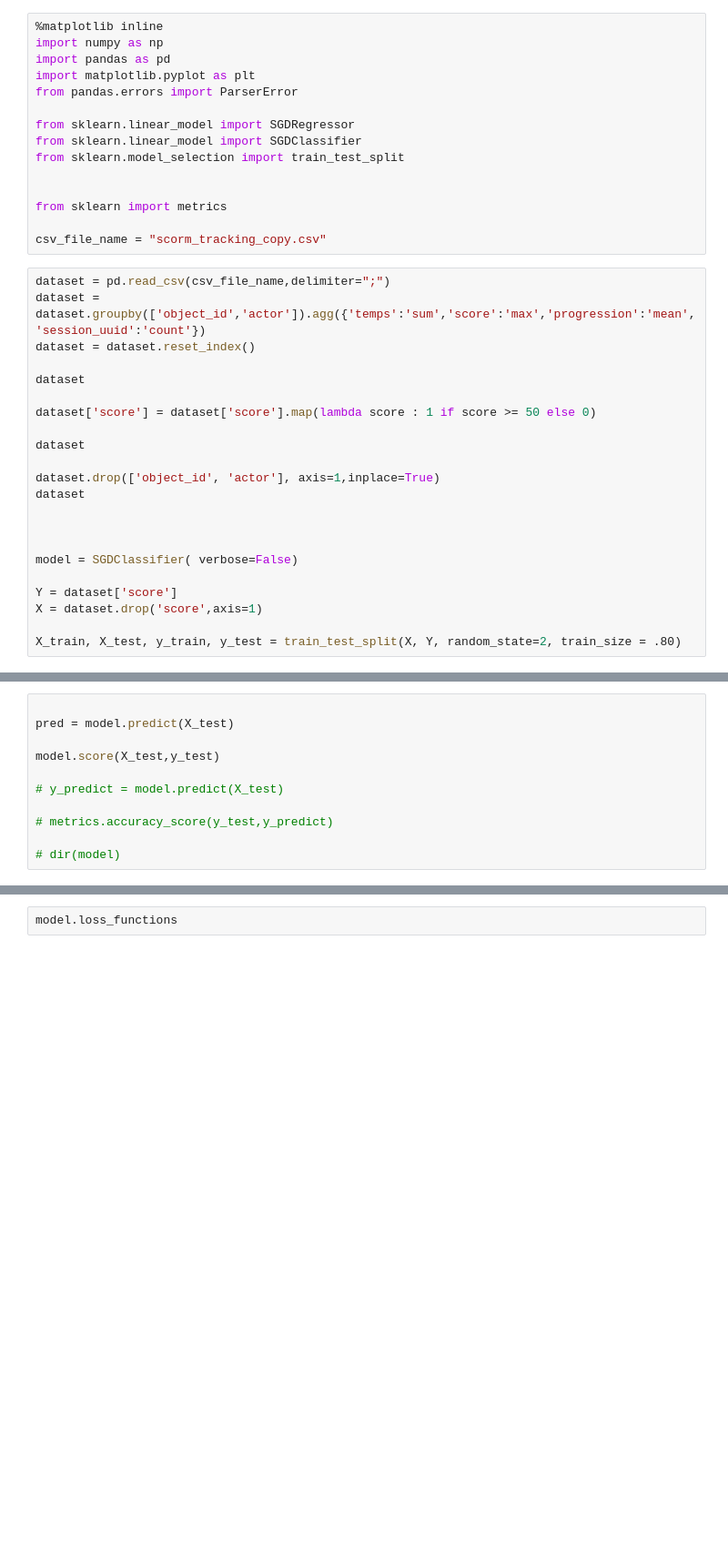
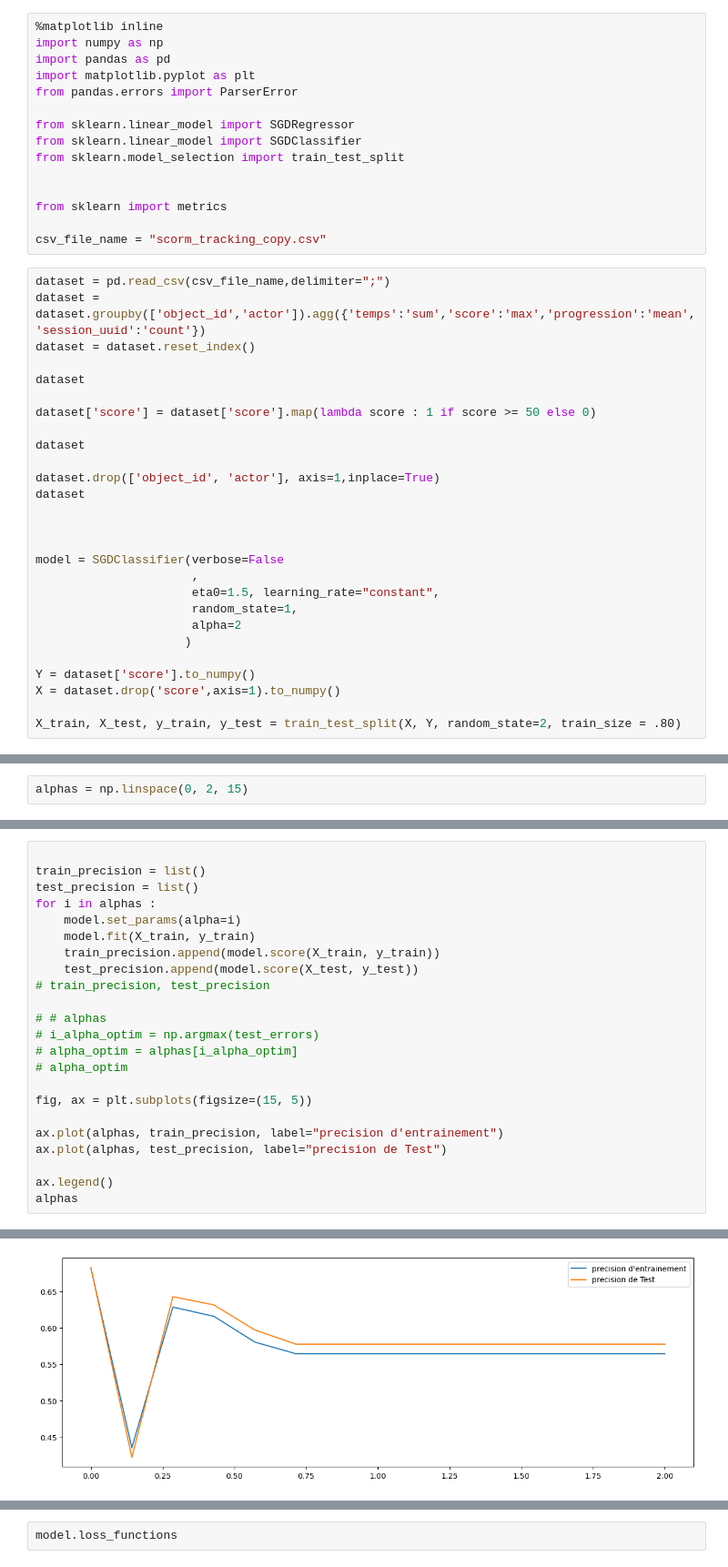
Before and after one commit to DJIGIFA/ODC-ML-DGS, a Jupyter notebook: Untitled.ipynb, the cells around one changed output, grey strips where cells are left out. Shown at 91% size. Drawn from its saved outputs; the diff is of its cells as text; blank space fills up the shorter version.

```diff
--- a/Untitled.ipynb
+++ b/Untitled.ipynb
@@ -29,9 +29,14 @@ dataset
 
 
 
-model = SGDClassifier( verbose=False)
+model = SGDClassifier(verbose=False
+                      ,
+                      eta0=1.5, learning_rate="constant",
+                      random_state=1,
+                      alpha=2
+                     )
 
-Y = dataset['score']
-X = dataset.drop('score',axis=1)
+Y = dataset['score'].to_numpy()
+X = dataset.drop('score',axis=1).to_numpy()
 
 X_train, X_test, y_train, y_test = train_test_split(X, Y, random_state=2, train_size = .80)
@@ -41,0 +45,2 @@ SGDClassifier(verbose=False)
+# %%
+alphas = np.linspace(0, 2, 15)
@@ -42,12 +49,24 @@ SGDClassifier(verbose=False)
 # %%
 
-pred = model.predict(X_test)
+train_precision = list()
+test_precision = list()
+for i in alphas :
+    model.set_params(alpha=i)
+    model.fit(X_train, y_train)
+    train_precision.append(model.score(X_train, y_train))
+    test_precision.append(model.score(X_test, y_test))
+# train_precision, test_precision
 
-model.score(X_test,y_test)
+# # alphas
+# i_alpha_optim = np.argmax(test_errors)
+# alpha_optim = alphas[i_alpha_optim]
+# alpha_optim
 
-# y_predict = model.predict(X_test)
+fig, ax = plt.subplots(figsize=(15, 5))
 
-# metrics.accuracy_score(y_test,y_predict)
+ax.plot(alphas, train_precision, label="precision d'entrainement")
+ax.plot(alphas, test_precision, label="precision de Test")
 
-# dir(model)
+ax.legend()
+alphas
 # %% [output]
@@ -54,0 +76 @@ model.score(X_test,y_test)
+[figure, added]
```
Also changed, not shown: parts of 8 cells of this notebook.
